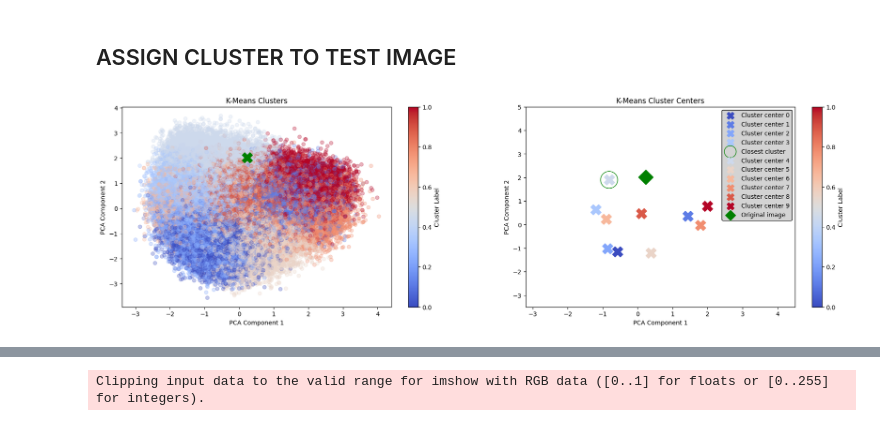
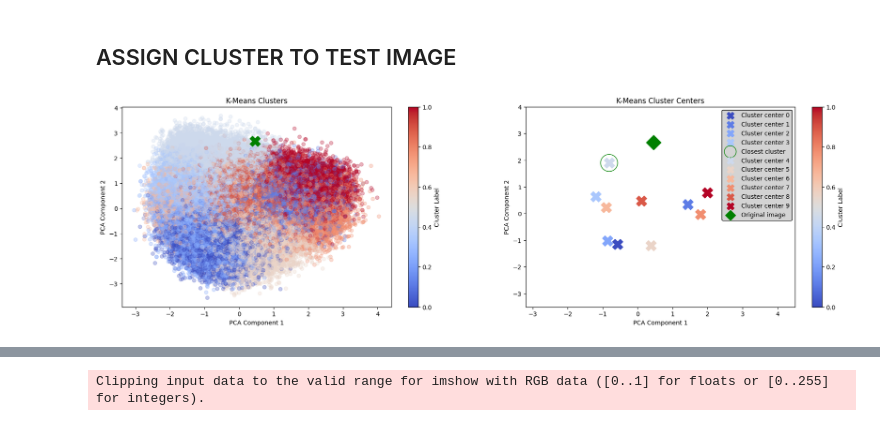
Before and after one commit to AdamKrupski/UN_project, a Jupyter notebook: UN_projekt_porzadnie.ipynb, the cells around one changed output, grey strips where cells are left out. Drawn from its saved outputs; the diff is of its cells as text; code cells hidden in the pictures.

Commit message:
Fixed clustering and visualization

```diff
--- a/UN_projekt_porzadnie.ipynb
+++ b/UN_projekt_porzadnie.ipynb
@@ -1187,7 +1187,10 @@ def extract_and_reduce_features_from_image(original_image, model, pca, print_det
 
     return latent_space, reduced_latent_space
 # %%
-test_image = test_dataset[0][0]
+import random
+random_num = random.randint(0, len(test_dataset)-1)
+
+test_image = test_dataset[random_num][0]
 pca_model_path = "pca_4_components_200_michal.pkl"
 pca = joblib.load(pca_model_path)
 
@@ -1198,6 +1201,8 @@ latent_space.shape, reduced_latent_space.shape
 # %% [markdown]
 ## ASSIGN CLUSTER TO TEST IMAGE
 # %%
+
+
 def assign_cluster_with_visualization(original_image, model, kmeans, pca, reduced_latent_vectors):
 
     try:
@@ -1213,8 +1218,6 @@ def assign_cluster_with_visualization(original_image, model, kmeans, pca, reduce
         # Closest cluster
         closest_cluster = np.argmin(distances)
         shortest_distance = min(distances)
-
-
 
         # Visualization
         # Using PCA for visualization
@@ -1247,36 +1250,32 @@ def assign_cluster_with_visualization(original_image, model, kmeans, pca, reduce
 
         plt.subplot(1,2,2)
         # Dodanie centrów klastrów z odpowiednimi kolorami
         for i, center in enumerate(reduced_centers_2d):
             if i == closest_cluster:
                 plt.scatter(center[0], center[1], color="green", facecolor="none", marker='o', s=800, label="Closest cluster")
             plt.scatter(center[0], center[1], color=colors(i), marker='X', s=300, label=f"Cluster center {i}")
         # Original image
         plt.scatter(original_image_2d[0], original_image_2d[1], c="green", marker="D", s=300, label="Original image")
 
         # Cluster Centers
         plt.set_cmap("coolwarm")
         plt.title('K-Means Cluster Centers')
         plt.xlim((-3.2, 4.5))
-        plt.ylim((-3.5, 5))
+        plt.ylim((-3.5, 4))
         plt.xlabel('PCA Component 1')
         plt.ylabel('PCA Component 2')
         plt.colorbar(label='Cluster Label')
         # Legend
         legend = plt.legend(loc='upper right',  fontsize=10, facecolor='lightgrey', edgecolor='black', framealpha=1, markerscale=0.7)
-
-
-
         plt.show()
 
 
     except Exception as e:
         print(f"Error assigning test image to a cluster: {e}")
-    return None #nearest_cluster
 
 reduced_latent_vectors = np.load("reduced_latent_vectors_200_michal.npy")
 
 # Example usage (ensure `test_image_reduced_latent_space` is properly defined):
 assigned_cluster = assign_cluster_with_visualization(test_image, modified_resnet, kmeans, pca, reduced_latent_vectors)
 # %% [output]
-[figure, old version]
+[figure, new version]
```
Also changed, not shown: parts of 5 cells of this notebook, 17 other files.
